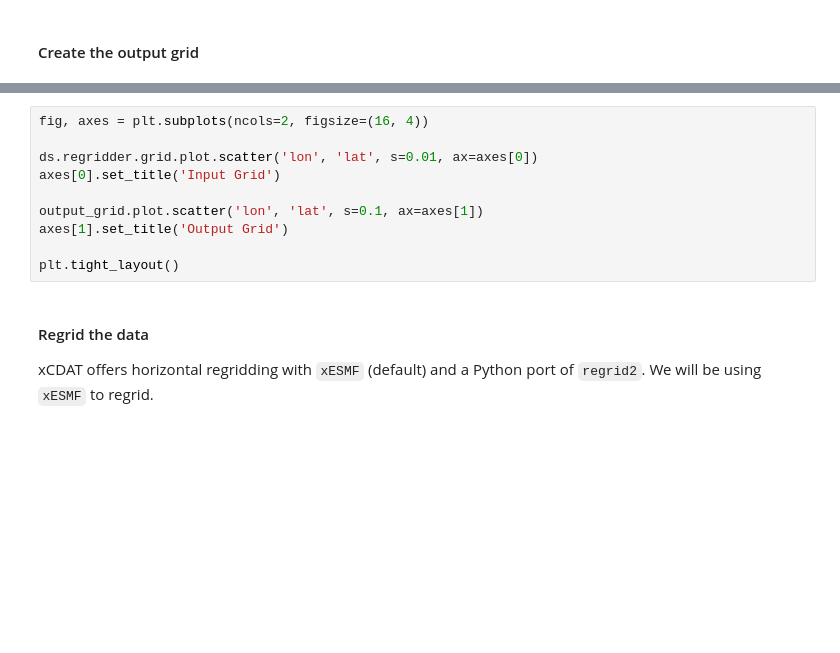
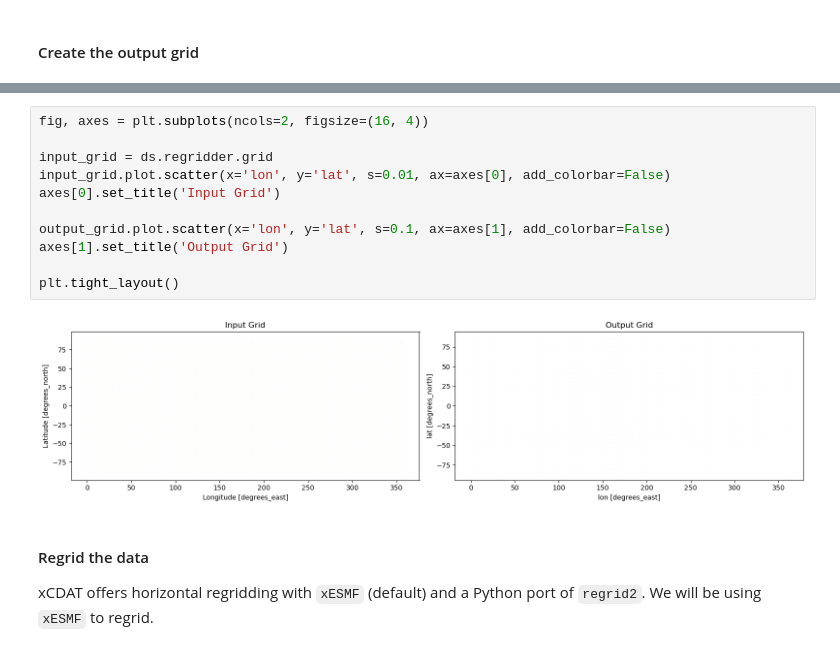
Before and after one commit to xCDAT/xcdat, a Jupyter notebook: docs/demos/1-25-23-cwss-seminar/introduction-to-xcdat.ipynb, the cells around one changed output, grey strips where cells are left out. Saved outputs shown, nothing was run; the diff lists cells and outputs as text; blank space fills up the shorter version.

```diff
--- a/docs/demos/1-25-23-cwss-seminar/introduction-to-xcdat.ipynb
+++ b/docs/demos/1-25-23-cwss-seminar/introduction-to-xcdat.ipynb
@@ -455,13 +493,16 @@ output_grid = xc.create_gaussian_grid(32)
 # %%
 fig, axes = plt.subplots(ncols=2, figsize=(16, 4))
 
-ds.regridder.grid.plot.scatter('lon', 'lat', s=0.01, ax=axes[0])
+input_grid = ds.regridder.grid
+input_grid.plot.scatter(x='lon', y='lat', s=0.01, ax=axes[0], add_colorbar=False)
 axes[0].set_title('Input Grid')
 
-output_grid.plot.scatter('lon', 'lat', s=0.1, ax=axes[1])
+output_grid.plot.scatter(x='lon', y='lat', s=0.1, ax=axes[1], add_colorbar=False)
 axes[1].set_title('Output Grid')
 
 plt.tight_layout()
+# %% [output]
+[figure, added]
 # %% [markdown]
 #### Regrid the data
 
```
Also changed, not shown: parts of 14 cells of this notebook.
